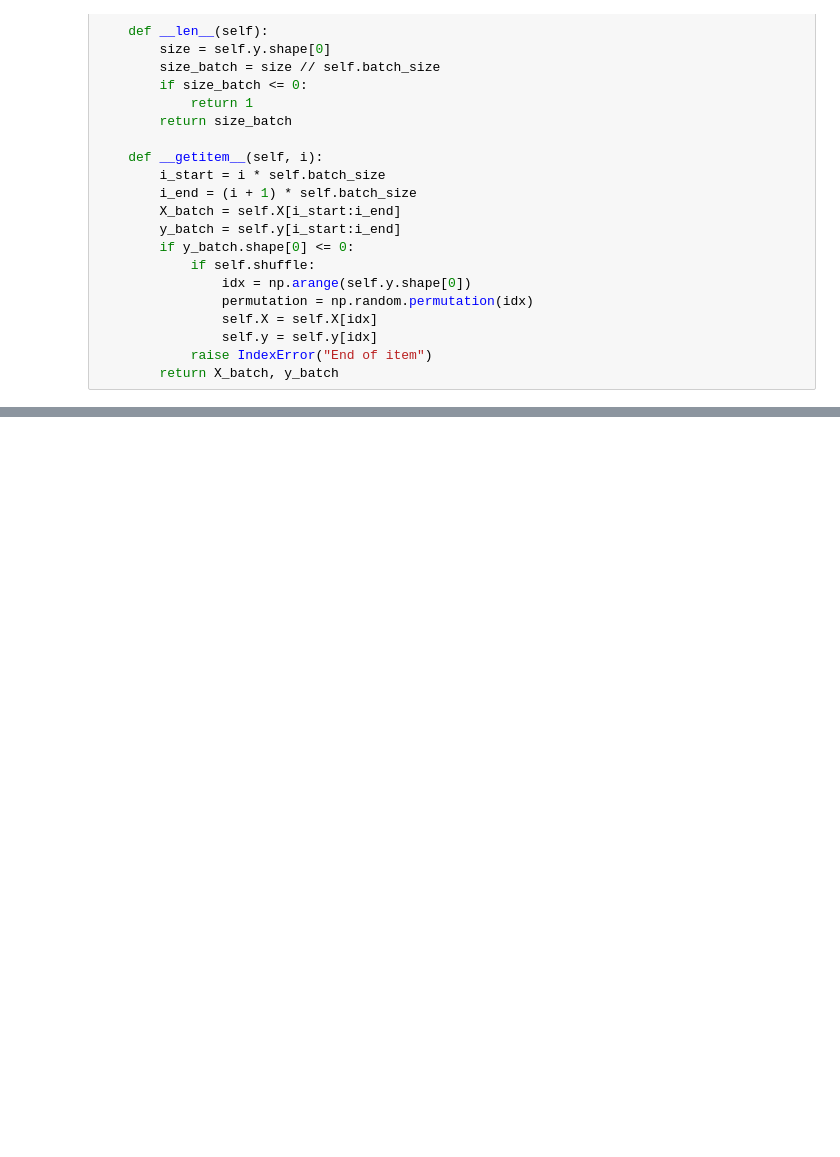
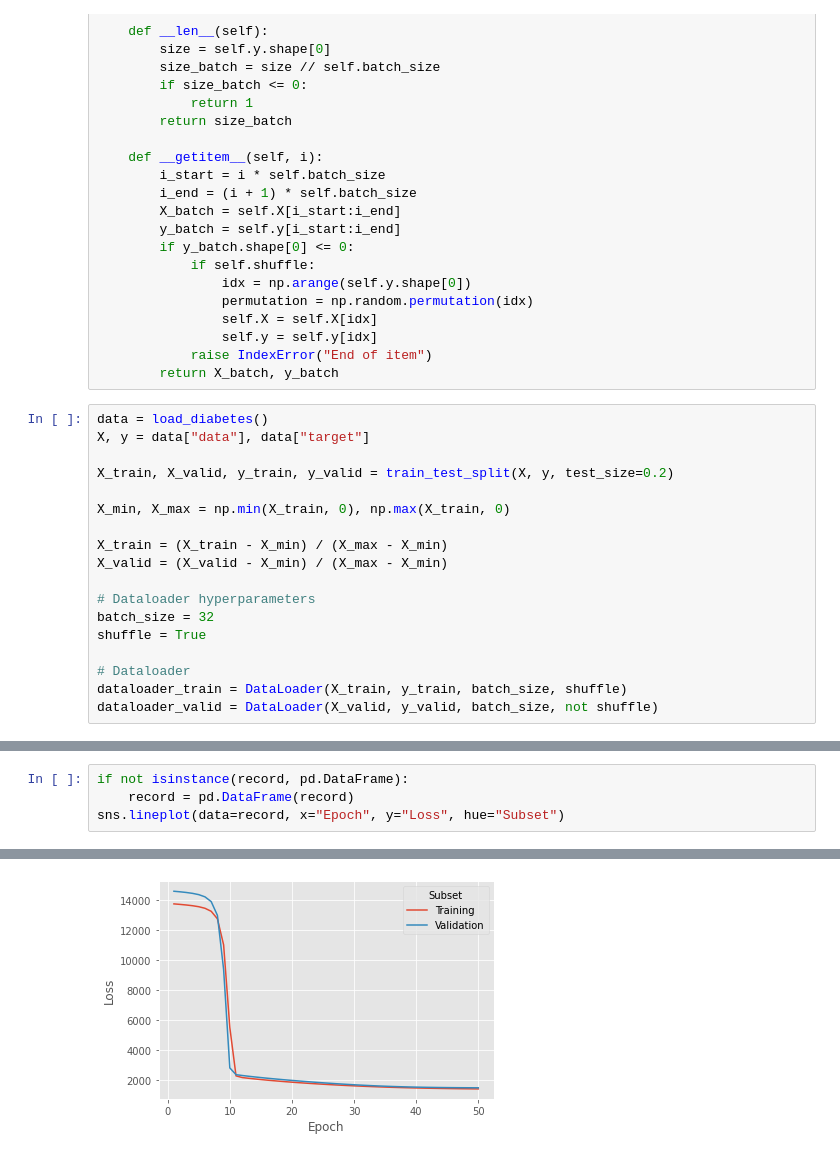
Before and after one commit to zaRizk7/ml-from-scratch, a Jupyter notebook: multilayer_perceptron/mlp.ipynb, the cells around one changed output, grey strips where cells are left out. Cells and saved outputs as stored; diff of their text form; blank space fills up the shorter version.

Commit message:
Updated with validation set

```diff
--- a/multilayer_perceptron/mlp.ipynb
+++ b/multilayer_perceptron/mlp.ipynb
@@ -36,3 +39,21 @@ class DataLoader:
                 self.y = self.y[idx]
             raise IndexError("End of item")
         return X_batch, y_batch
+# %%
+data = load_diabetes()
+X, y = data["data"], data["target"]
+
+X_train, X_valid, y_train, y_valid = train_test_split(X, y, test_size=0.2)
+
+X_min, X_max = np.min(X_train, 0), np.max(X_train, 0)
+
+X_train = (X_train - X_min) / (X_max - X_min)
+X_valid = (X_valid - X_min) / (X_max - X_min)
+
+# Dataloader hyperparameters
+batch_size = 32
+shuffle = True
+
+# Dataloader
+dataloader_train = DataLoader(X_train, y_train, batch_size, shuffle)
+dataloader_valid = DataLoader(X_valid, y_valid, batch_size, not shuffle)
@@ -144,0 +186,5 @@ plt.show()
+# %%
+if not isinstance(record, pd.DataFrame):
+    record = pd.DataFrame(record)
+sns.lineplot(data=record, x="Epoch", y="Loss", hue="Subset")
+# %% [output]
@@ -144,0 +192 @@ plt.show()
+[figure, added]
```
Also changed, not shown: parts of 4 cells of this notebook.
